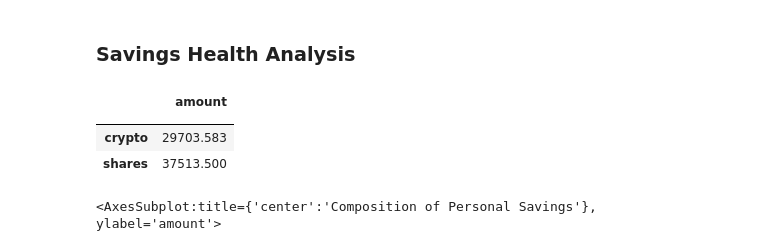
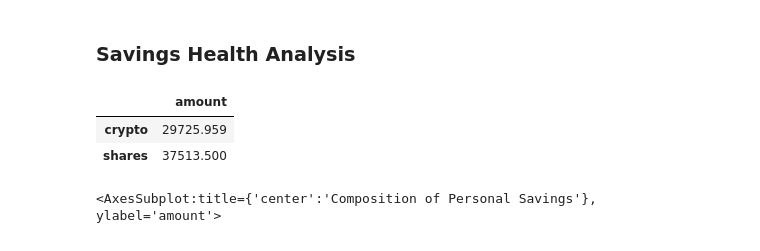
Before and after one commit to yenla9/python-homework, a Jupyter notebook: Homework5/financial-planner.ipynb, the cells around one changed output. Drawn from its saved outputs; the diff is of its cells as text; code cells hidden in the pictures.

Commit message:
update the dataframe

```diff
--- a/Homework5/financial-planner.ipynb
+++ b/Homework5/financial-planner.ipynb
@@ -137,21 +137,24 @@ The current value of your 200 AGG shares is $23374.00
 # %%
 # Set monthly household income
 monthly_income = 12000
 
 # Consolidate financial assets data
 crypto = my_btc_value + my_eth_value
 shares = my_agg_value + my_spy_value
 
+fin_amount = {"amount":[crypto, shares]}
+
+assets = ['crypto', 'shares']
+
 # Create savings DataFrame
-df_savings = pd.DataFrame({'':['crypto', 'shares'],'amount': [crypto, shares]})
-df_savings = df_savings.set_index('')
+df_savings = pd.DataFrame(fin_amount, index=assets)
+
 
 # Display savings DataFrame
 display(df_savings)
 # %% [output]
 |  | amount |
-|  |  |
-| crypto | 29703.583 |
+| crypto | 29725.959 |
 | shares | 37513.500 |
 # %%
 # Plot savings pie chart
```
Also changed, not shown: parts of 3 cells of this notebook.
